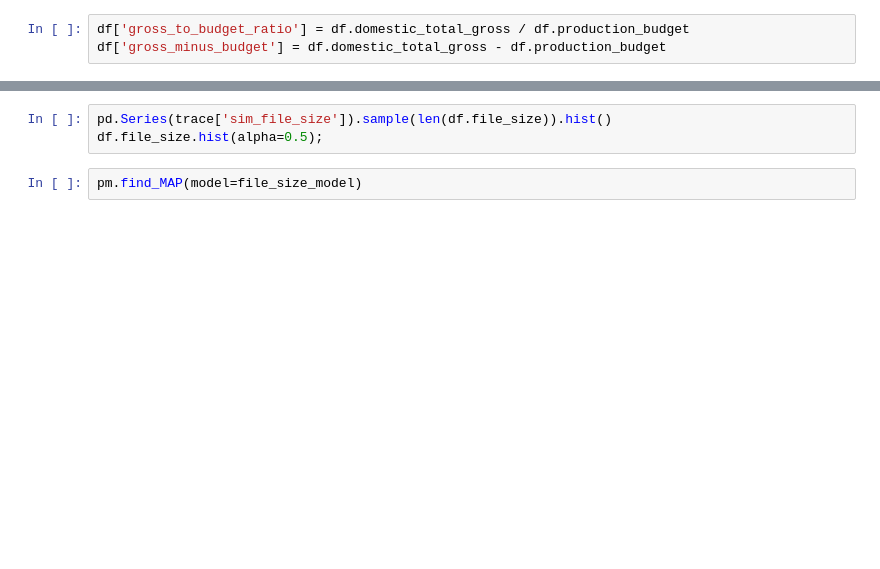
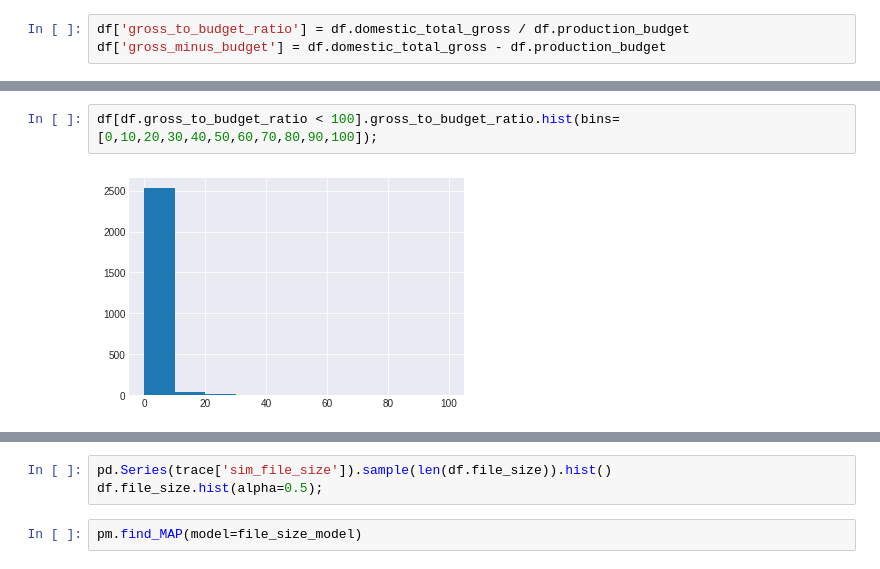
Before and after one commit to danallison/metis-work, a Jupyter notebook: week02-luther/Movie_EDA.ipynb, the cells around one changed output, grey strips where cells are left out. Saved outputs shown, nothing was run; the diff lists cells and outputs as text; blank space fills up the shorter version.

```diff
--- a/week02-luther/Movie_EDA.ipynb
+++ b/week02-luther/Movie_EDA.ipynb
@@ -125 +136,5 @@ df[df.gross_to_budget_ratio < 10].gross_to_budget_ratio.hist(bins=[0,1,2,3,4,5,6
 [figure]
+# %%
+df[df.gross_to_budget_ratio < 100].gross_to_budget_ratio.hist(bins=[0,10,20,30,40,50,60,70,80,90,100]);
+# %% [output]
+[figure, added]
```
Also changed, not shown: parts of 14 cells of this notebook.
